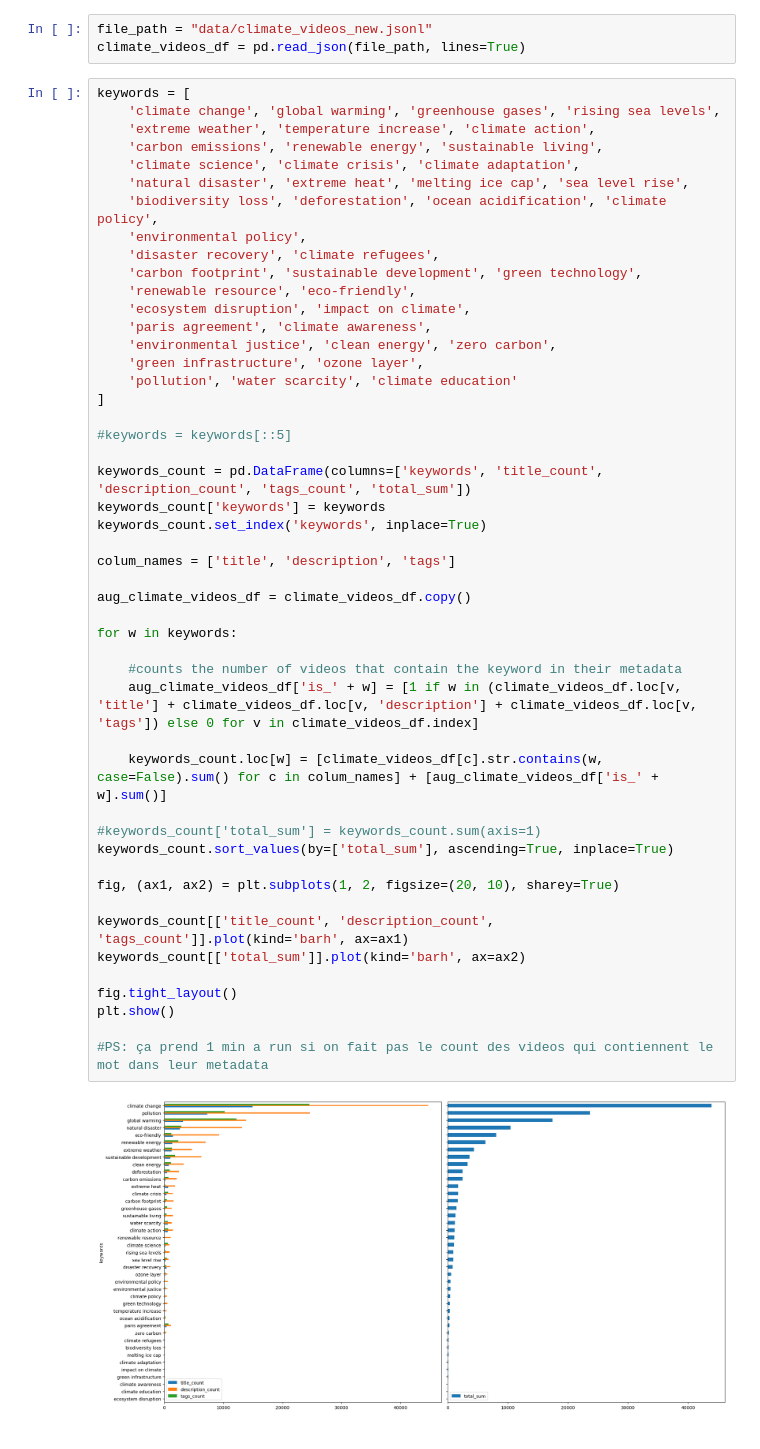
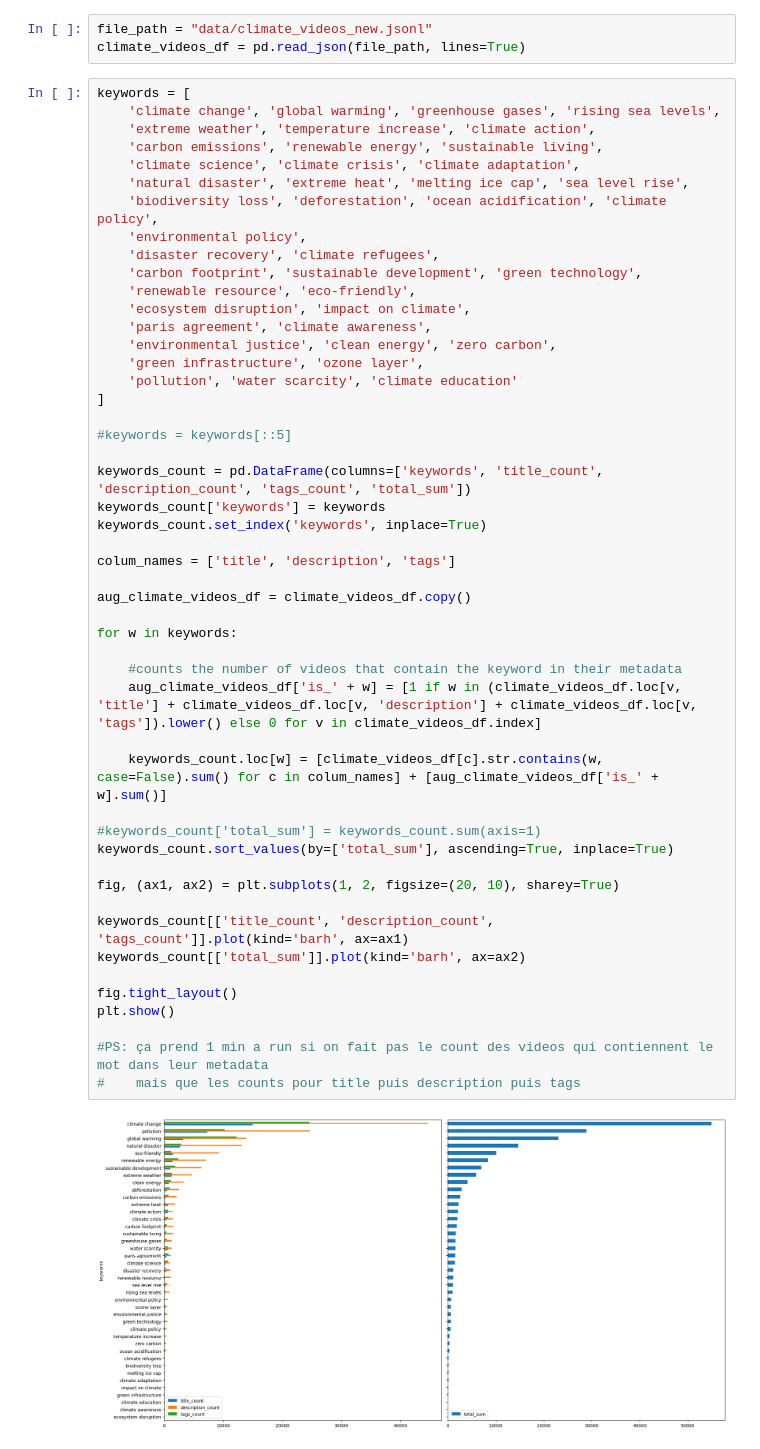
Before and after one commit to agatha-duzan/ada-2023-project-fadamily, a Jupyter notebook: tags.ipynb, the cells around one changed output. Cells and saved outputs as stored; diff of their text form.

```diff
--- a/tags.ipynb
+++ b/tags.ipynb
@@ -26,32 +26,33 @@ keywords = [
 
 #keywords = keywords[::5]
 
 keywords_count = pd.DataFrame(columns=['keywords', 'title_count', 'description_count', 'tags_count', 'total_sum'])
 keywords_count['keywords'] = keywords
 keywords_count.set_index('keywords', inplace=True)
 
 colum_names = ['title', 'description', 'tags']
 
 aug_climate_videos_df = climate_videos_df.copy()
 
 for w in keywords:
 
     #counts the number of videos that contain the keyword in their metadata
-    aug_climate_videos_df['is_' + w] = [1 if w in (climate_videos_df.loc[v, 'title'] + climate_videos_df.loc[v, 'description'] + climate_videos_df.loc[v, 'tags']) else 0 for v in climate_videos_df.index]
+    aug_climate_videos_df['is_' + w] = [1 if w in (climate_videos_df.loc[v, 'title'] + climate_videos_df.loc[v, 'description'] + climate_videos_df.loc[v, 'tags']).lower() else 0 for v in climate_videos_df.index]
 
     keywords_count.loc[w] = [climate_videos_df[c].str.contains(w, case=False).sum() for c in colum_names] + [aug_climate_videos_df['is_' + w].sum()]
 
 #keywords_count['total_sum'] = keywords_count.sum(axis=1)
 keywords_count.sort_values(by=['total_sum'], ascending=True, inplace=True)
 
 fig, (ax1, ax2) = plt.subplots(1, 2, figsize=(20, 10), sharey=True)
 
 keywords_count[['title_count', 'description_count', 'tags_count']].plot(kind='barh', ax=ax1)
 keywords_count[['total_sum']].plot(kind='barh', ax=ax2)
 
 fig.tight_layout()
 plt.show()
 
 #PS: ça prend 1 min a run si on fait pas le count des videos qui contiennent le mot dans leur metadata
+#    mais que les counts pour title puis description puis tags
 # %% [output]
-[figure, old version]
+[figure, new version]
```
